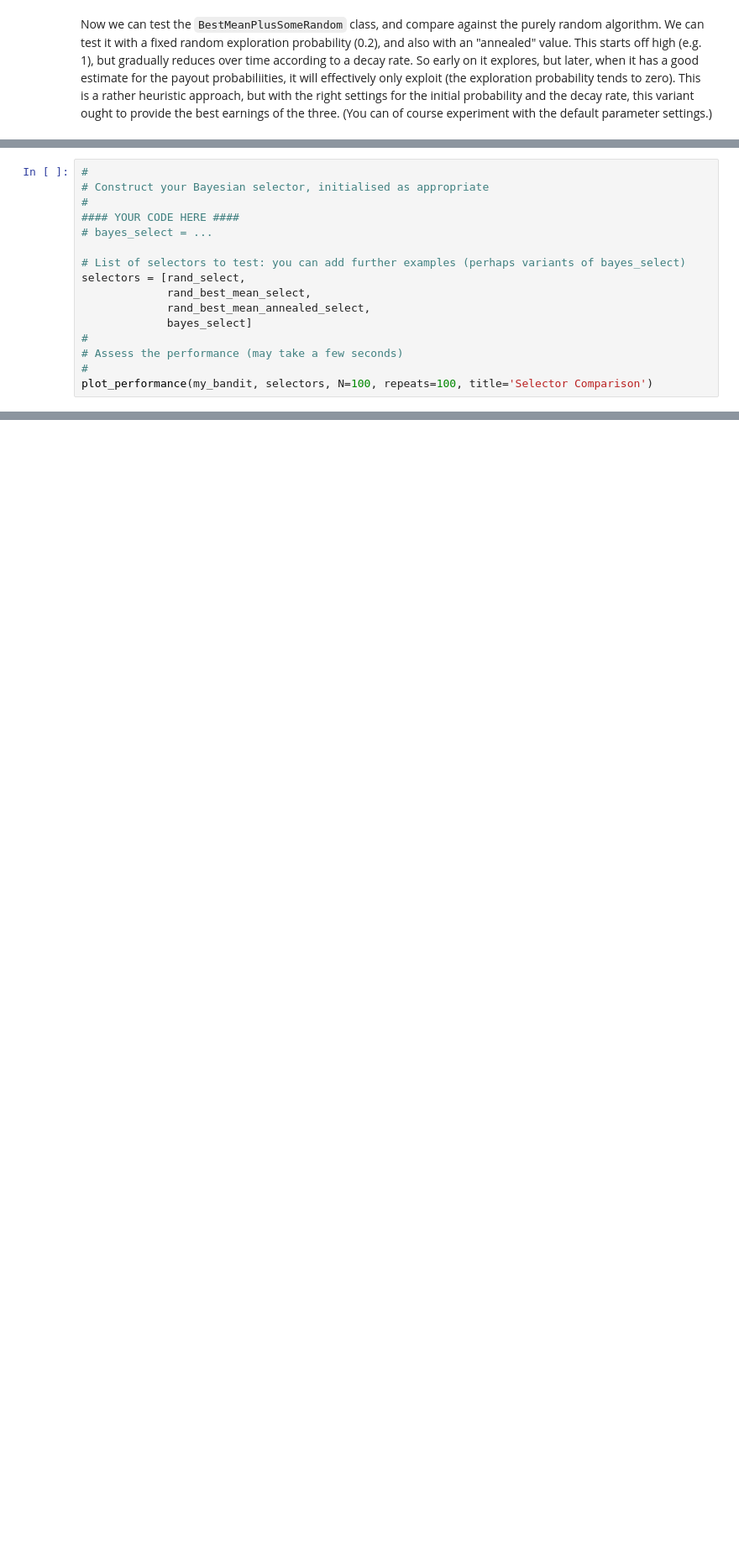
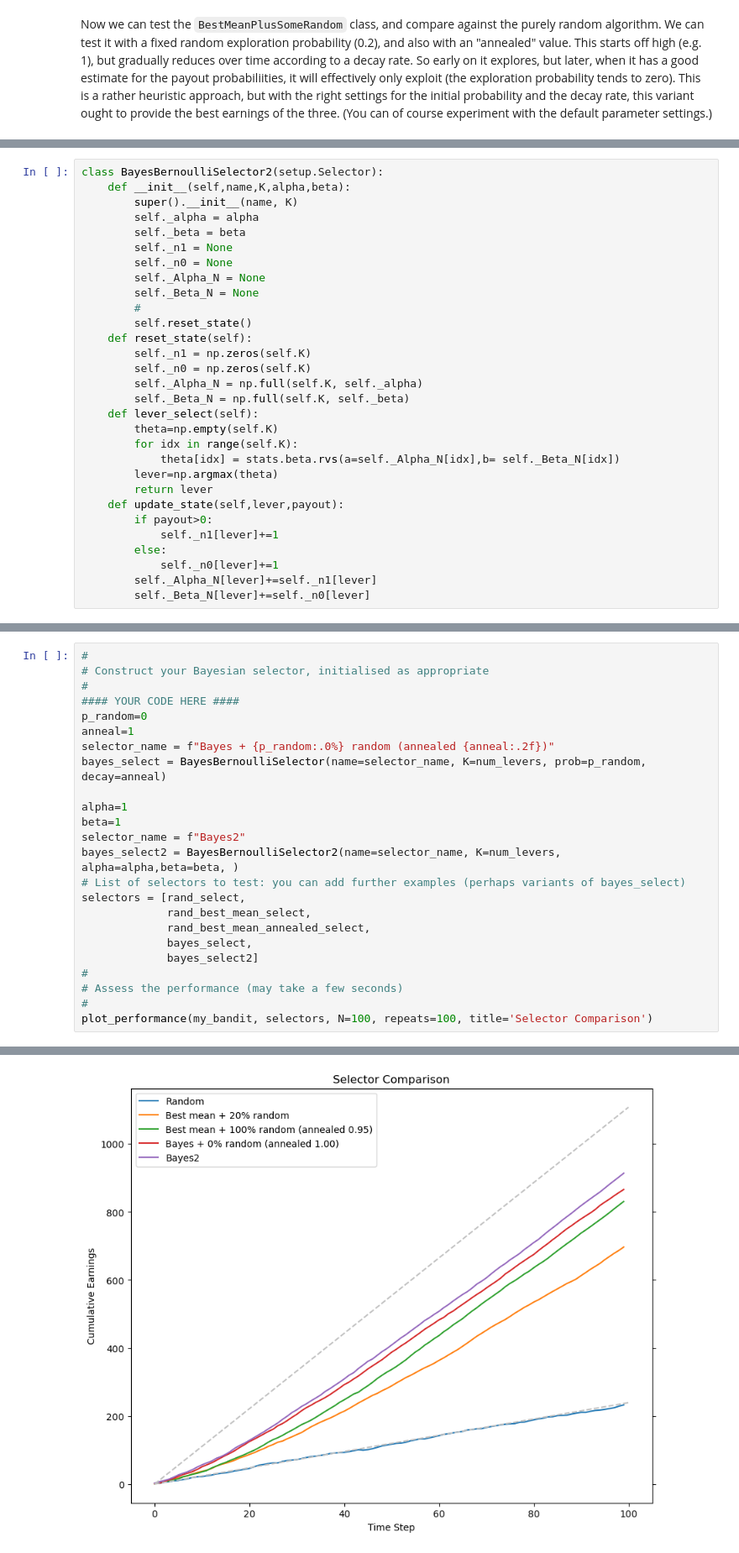
Before and after one commit to Salceid0/proyecto-bath, a Jupyter notebook: BayesianML/Coursework0/Introduction to Bayesian Computations.ipynb, the cells around one changed output, grey strips where cells are left out. Shown at 84% size. Cells and saved outputs as stored; diff of their text form; blank space fills up the shorter version.

```diff
--- a/BayesianML/Coursework0/Introduction to Bayesian Computations.ipynb
+++ b/BayesianML/Coursework0/Introduction to Bayesian Computations.ipynb
@@ -293,3 +344,33 @@ You will need to choose a single set of prior parameters $\alpha_0$ and $\beta_0
+# %%
+class BayesBernoulliSelector2(setup.Selector):
+    def __init__(self,name,K,alpha,beta):
+        super().__init__(name, K)
+        self._alpha = alpha
+        self._beta = beta
+        self._n1 = None
+        self._n0 = None
+        self._Alpha_N = None
+        self._Beta_N = None
+        #
+        self.reset_state()
+    def reset_state(self):
+        self._n1 = np.zeros(self.K)
+        self._n0 = np.zeros(self.K)
+        self._Alpha_N = np.full(self.K, self._alpha)
+        self._Beta_N = np.full(self.K, self._beta)
+    def lever_select(self):
+        theta=np.empty(self.K)
+        for idx in range(self.K):
+            theta[idx] = stats.beta.rvs(a=self._Alpha_N[idx],b= self._Beta_N[idx])
+        lever=np.argmax(theta)
+        return lever
+    def update_state(self,lever,payout):
+        if payout>0:
+            self._n1[lever]+=1
+        else:
+            self._n0[lever]+=1
+        self._Alpha_N[lever]+=self._n1[lever]
+        self._Beta_N[lever]+=self._n0[lever]
 # %%
 # The earlier assessment code is copied here, including the three variants of random selector.
 #
@@ -320,14 +401,23 @@ rand_best_mean_annealed_select = BestMeanPlusSomeRandom(name=selector_name, K=nu
 # Construct your Bayesian selector, initialised as appropriate
 #
 #### YOUR CODE HERE ####
-# bayes_select = ...
+p_random=0
+anneal=1
+selector_name = f"Bayes + {p_random:.0%} random (annealed {anneal:.2f})"
+bayes_select = BayesBernoulliSelector(name=selector_name, K=num_levers, prob=p_random, decay=anneal)
 
+alpha=1
+beta=1
+selector_name = f"Bayes2"
+bayes_select2 = BayesBernoulliSelector2(name=selector_name, K=num_levers, alpha=alpha,beta=beta, )
 # List of selectors to test: you can add further examples (perhaps variants of bayes_select)
 selectors = [rand_select,
              rand_best_mean_select,
              rand_best_mean_annealed_select,
-             bayes_select]
+             bayes_select,
+             bayes_select2]
 #
 # Assess the performance (may take a few seconds)
 #
 plot_performance(my_bandit, selectors, N=100, repeats=100, title='Selector Comparison')
+# %% [output]
@@ -334,3 +431,4 @@ plot_performance(my_bandit, selectors, N=100, repeats=100, title='Selector Compa
+[figure, added]
 # %% [markdown]
 # Follow-up: Repeat for the Gamma Distribution
 
```
Also changed, not shown: parts of 8 cells of this notebook, 2 other files.
